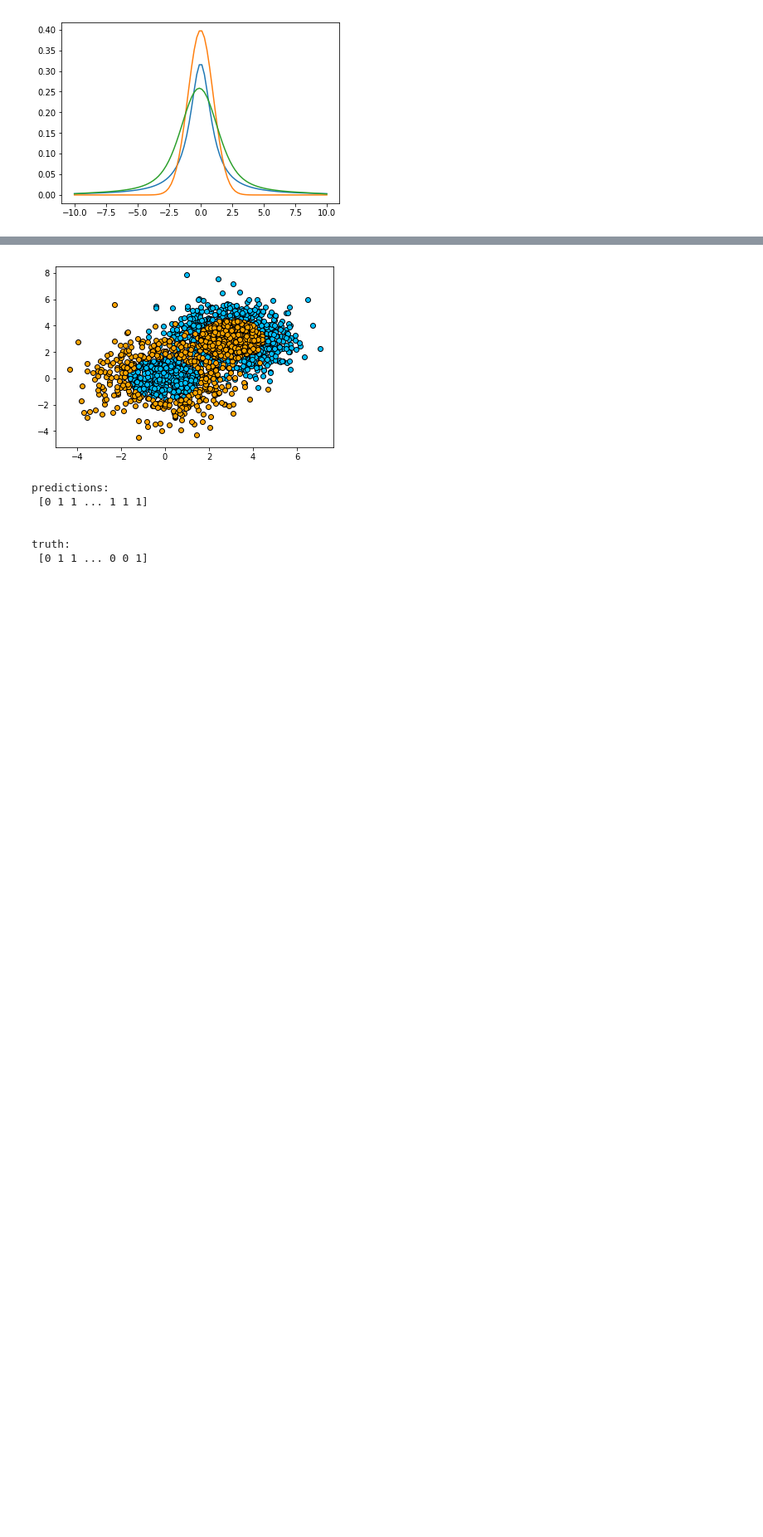
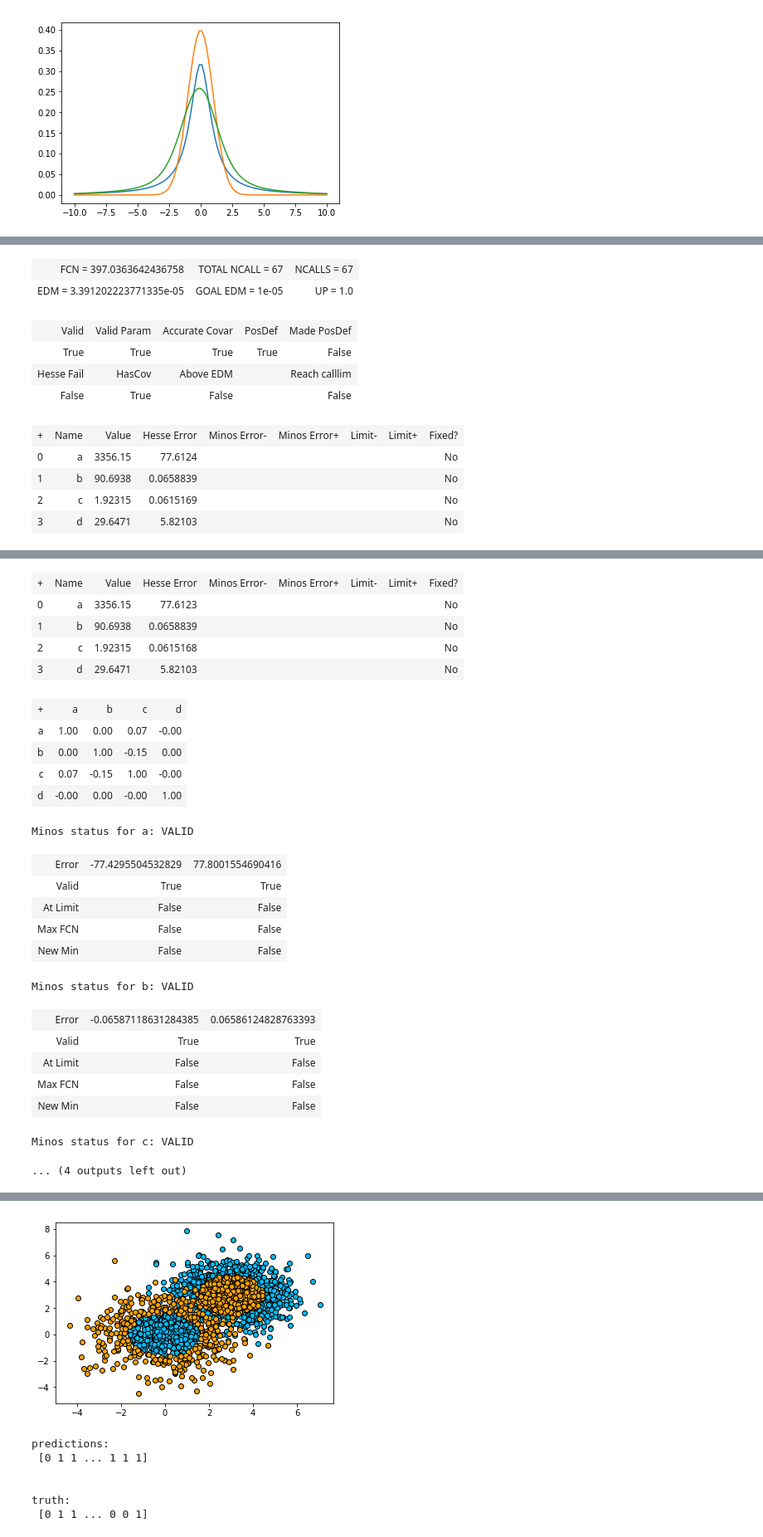
Before and after one commit to jpivarski-talks/2019-05-28-lpchats-numpy-uproot-awkward, a Jupyter notebook: 02-scientific-python.ipynb, the cells around one changed output, grey strips where cells are left out. Shown: that part at 83% size. Saved outputs shown, nothing was run; the diff lists cells and outputs as text; code cells hidden in the pictures; blank space fills up the shorter version.

Commit message:
done with iminuit

```diff
--- a/02-scientific-python.ipynb
+++ b/02-scientific-python.ipynb
@@ -65,3 +65,17 @@ matplotlib.pyplot.plot(xs, voigtian);
 <img src="img/pyminuit.png" width="100%">
 # %% [markdown]
 <center><img src="img/iminuit.png" width="90%"></center>
+# %%
+import iminuit
+
+def chi2(a, b, c, d):
+    return ((y[y > 0] - f(x[y > 0], a, b, c, d))**2 / yerr[y > 0]**2).sum()
+
+m = iminuit.Minuit(chi2, a=3350, b=91, c=2, d=30,
+                   error_a=100, error_b=1, error_c=0.1, error_d=10,
+                   errordef=1)
+m.migrad()
+m.hesse()
+m.minos()
+m.draw_mncontour("b", "c", nsigma=4);
+# %% [output]
@@ -67,0 +83,11 @@ matplotlib.pyplot.plot(xs, voigtian);
+| FCN = 397.0363642436758 | TOTAL NCALL = 67 | NCALLS = 67 |
+| EDM = 3.391202223771335e-05 | GOAL EDM = 1e-05 | UP = 1.0 |
+| Valid | Valid Param | Accurate Covar | PosDef | Made PosDef |
+| True | True | True | True | False |
+| Hesse Fail | HasCov | Above EDM |  | Reach calllim |
+| False | True | False |  | False |
+| + | Name | Value | Hesse Error | Minos Error- | Minos Error+ | Limit- | Limit+ | Fixed? |
+| 0 | a | 3356.15 | 77.6124 |  |  |  |  | No |
+| 1 | b | 90.6938 | 0.0658839 |  |  |  |  | No |
+| 2 | c | 1.92315 | 0.0615169 |  |  |  |  | No |
+| 3 | d | 29.6471 | 5.82103 |  |  |  |  | No |
@@ -68,3 +95,27 @@ matplotlib.pyplot.plot(xs, voigtian);
+| + | Name | Value | Hesse Error | Minos Error- | Minos Error+ | Limit- | Limit+ | Fixed? |
+| 0 | a | 3356.15 | 77.6123 |  |  |  |  | No |
+| 1 | b | 90.6938 | 0.0658839 |  |  |  |  | No |
+| 2 | c | 1.92315 | 0.0615168 |  |  |  |  | No |
+| 3 | d | 29.6471 | 5.82103 |  |  |  |  | No |
+| + | a | b | c | d |
+| a | 1.00 | 0.00 | 0.07 | -0.00 |
+| b | 0.00 | 1.00 | -0.15 | 0.00 |
+| c | 0.07 | -0.15 | 1.00 | -0.00 |
+| d | -0.00 | 0.00 | -0.00 | 1.00 |
+Minos status for a: VALID
+| Error | -77.4295504532829 | 77.8001554690416 |
+| Valid | True | True |
+| At Limit | False | False |
+| Max FCN | False | False |
+| New Min | False | False |
+Minos status for b: VALID
+| Error | -0.06587118631284385 | 0.06586124828763393 |
+| Valid | True | True |
+| At Limit | False | False |
+| Max FCN | False | False |
+| New Min | False | False |
+Minos status for c: VALID
+... (4 outputs left out)
 # %% [markdown]
 <br><br><br>
 
```
Also changed, not shown: parts of 1 cell of this notebook, 1 other file.
